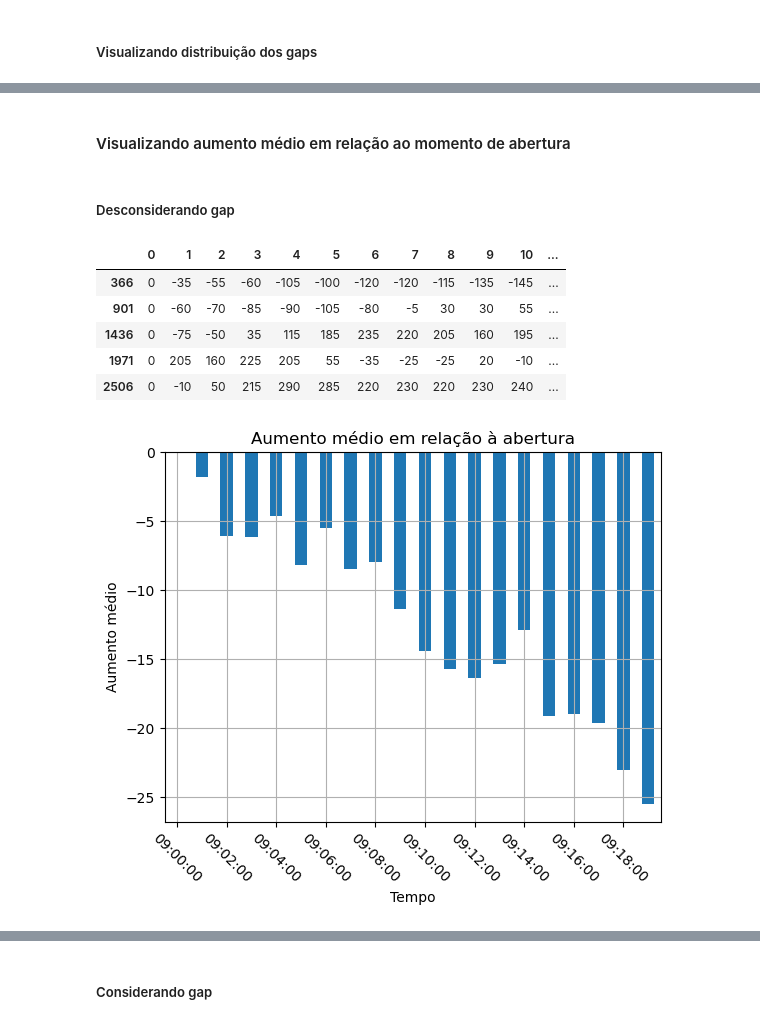
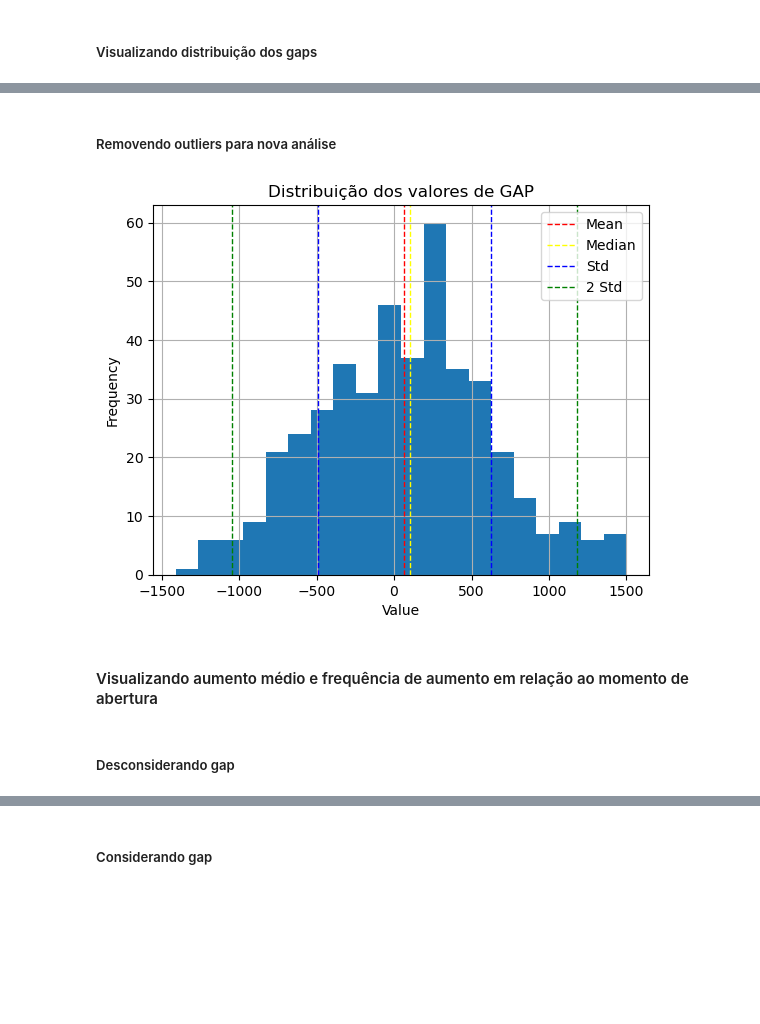
Before and after one commit to enzocunha/Datascience, a Jupyter notebook: T2/AnáliseWIN.ipynb, the cells around one changed output, grey strips where cells are left out. Saved outputs shown, nothing was run; the diff lists cells and outputs as text; code cells hidden in the pictures; blank space fills up the shorter version.

```diff
--- a/T2/AnáliseWIN.ipynb
+++ b/T2/AnáliseWIN.ipynb
@@ -197,5 +220,46 @@ plt.show()
+# %% [markdown]
+##### Removendo outliers para nova análise
+# %%
+import numpy as np
+import matplotlib.pyplot as plt
+
+# Remove outliers
+q1 = df_gap_0900['GAP'].quantile(0.25)
+q3 = df_gap_0900['GAP'].quantile(0.75)
+iqr = q3 - q1
+outlier_selection = (df_gap_0900['GAP'] >= q1 - 1.5 * iqr) & (df_gap_0900['GAP'] <= q3 + 1.5 * iqr)
+df_gap_remove_outliers = df_gap_0900[outlier_selection]
+
+# Calculate the mean, median, and standard deviation
+mean_remove_outliers = np.mean(df_gap_remove_outliers['GAP'])
+median_remove_outliers = np.median(df_gap_remove_outliers['GAP'])
+std_remove_outliers = np.std(df_gap_remove_outliers['GAP'])
+
+# Add labels and title
+plt.xlabel("Value")
+plt.ylabel("Frequency")
+plt.title("Distribuição dos valores de GAP")
+
+# Plotting hist
+df_gap_remove_outliers['GAP'].hist(bins=20)
+
+# Add the mean, median, and standard deviation lines to the plot
+plt.axvline(mean_remove_outliers, color='red', linestyle='dashed', linewidth=1, label="Mean")
+plt.axvline(median_remove_outliers, color='yellow', linestyle='dashed', linewidth=1, label="Median")
+plt.axvline(mean_remove_outliers + std_remove_outliers, color='blue', linestyle='dashed', linewidth=1, label="Std")
+plt.axvline(mean_remove_outliers - std_remove_outliers, color='blue', linestyle='dashed', linewidth=1)
+plt.axvline(mean_remove_outliers + 2 * std_remove_outliers, color='green', linestyle='dashed', linewidth=1, label="2 Std")
+plt.axvline(mean_remove_outliers - 2 * std_remove_outliers, color='green', linestyle='dashed', linewidth=1)
+
+# Add the legend
+plt.legend()
+
+# Display the plot
+plt.show()
+# %% [output]
+[figure, added]
 # %% [markdown]
-#### Visualizando aumento médio em relação ao momento de abertura
+#### Visualizando aumento médio e frequência de aumento em relação ao momento de abertura
 # %%
 def bar_plot(series, title, xlabel, ylabel):
     # Plotting bar
@@ -217,16 +301,2 @@ def bar_plot(series, title, xlabel, ylabel):
 # %% [markdown]
 ##### Desconsiderando gap
-# %%
-df_aumento = df_20.sub(df_20[0], axis=0)
-df_aumento.head()
-# %% [output]
-|  | 0 | 1 | 2 | 3 | 4 | 5 | 6 | 7 | 8 | 9 | 10 | ... |
-| 366 | 0 | -35 | -55 | -60 | -105 | -100 | -120 | -120 | -115 | -135 | -145 | ... |
-| 901 | 0 | -60 | -70 | -85 | -90 | -105 | -80 | -5 | 30 | 30 | 55 | ... |
-| 1436 | 0 | -75 | -50 | 35 | 115 | 185 | 235 | 220 | 205 | 160 | 195 | ... |
-| 1971 | 0 | 205 | 160 | 225 | 205 | 55 | -35 | -25 | -25 | 20 | -10 | ... |
-| 2506 | 0 | -10 | 50 | 215 | 290 | 285 | 220 | 230 | 220 | 230 | 240 | ... |
-# %%
-bar_plot(df_aumento.mean(), 'Aumento médio em relação à abertura', 'Tempo', 'Aumento médio')
-# %% [output]
-[figure, removed]
```
Also changed, not shown: parts of 37 cells of this notebook.
